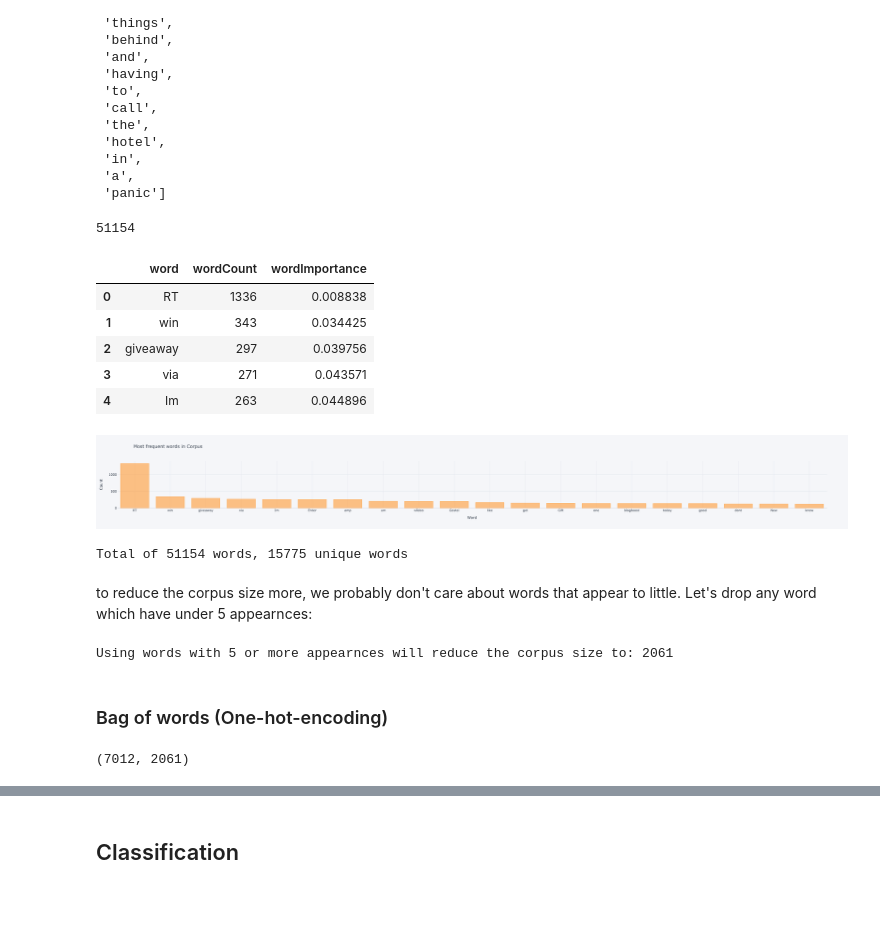
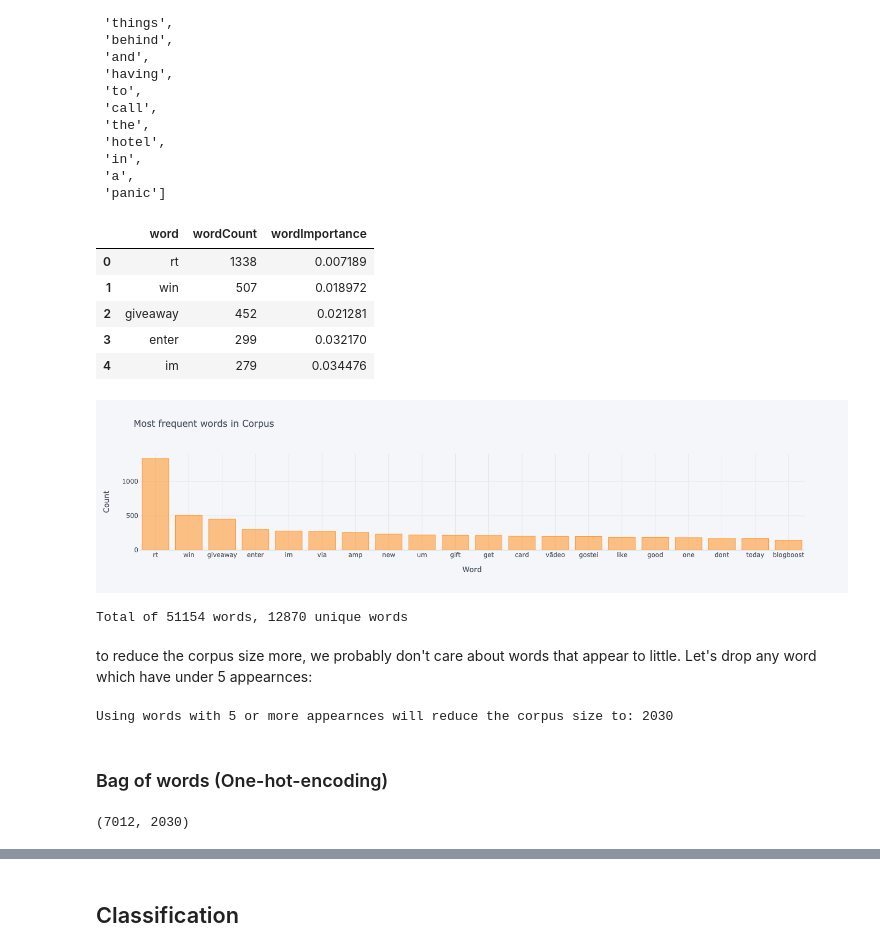
Before and after one commit to edoson/Python_ML-2022, a Jupyter notebook: Classical NLP/Classical NLP.ipynb, the cells around one changed output, grey strips where cells are left out. Cells and saved outputs as stored; diff of their text form; code cells hidden in the pictures; blank space fills up the shorter version.

```diff
--- a/Classical NLP/Classical NLP.ipynb
+++ b/Classical NLP/Classical NLP.ipynb
@@ -344,36 +327,31 @@ nltk.word_tokenize(df.pureTextTweet.iloc[0])
  'in',
  'a',
  'panic']
-# %%
-len(all_words)
-# %% [output]
-51154
 # %%
 all_words = [word for tweet in df.pureTextTweet for word in nltk.word_tokenize(tweet) if word.lower() not in stopwords] # Words without stop words
-training_curpos = DataFrame(data = all_words, columns = ['word']).word.value_counts()
-training_curpos = training_curpos.reset_index()
-training_curpos.columns = ['word','wordCount']
-training_curpos['wordImportance'] = len(training_curpos) / training_curpos.wordCount / training_curpos.wordCount.max()
-training_curpos.head()
+words_df = DataFrame(data = all_words, columns = ['word']).word.value_counts().reset_index()
+words_df.columns = ['word','wordCount']
+words_df['wordImportance'] = len(words_df) / words_df.wordCount / words_df.wordCount.max()
+words_df.head()
 # %% [output]
 |  | word | wordCount | wordImportance |
-| 0 | RT | 1336 | 0.008838 |
-| 1 | win | 343 | 0.034425 |
-| 2 | giveaway | 297 | 0.039756 |
-| 3 | via | 271 | 0.043571 |
-| 4 | Im | 263 | 0.044896 |
+| 0 | rt | 1338 | 0.007189 |
+| 1 | win | 507 | 0.018972 |
+| 2 | giveaway | 452 | 0.021281 |
+| 3 | enter | 299 | 0.032170 |
+| 4 | im | 279 | 0.034476 |
 # %%
-training_curpos.set_index('word').wordCount.head(20).iplot(kind = 'bar', title = 'Most frequent words in Corpus', yTitle = 'Count', xTitle = 'Word')
+words_df.set_index('word').wordCount.head(20).iplot(kind = 'bar', title = 'Most frequent words in Corpus', yTitle = 'Count', xTitle = 'Word')
 # %% [output]
-[figure, old version]
+[figure, new version]
 # %%
-print("Total of {} words, {} unique words".format(len(all_words), len(training_curpos)))
+print("Total of {} words, {} unique words".format(len(all_words), len(words_df)))
 # %% [output]
-Total of 51154 words, 15775 unique words
+Total of 51154 words, 12870 unique words
 # %% [markdown]
 to reduce the corpus size more, we probably don't care about words that appear to little. Let's drop any word which have under 5 appearnces:
 # %%
-print ("Using words with 5 or more appearnces will reduce the corpus size to: {}".format(sum(training_curpos.wordCount >= 5)))
+print ("Using words with 5 or more appearnces will reduce the corpus size to: {}".format(sum(words_df.wordCount >= 5)))
 # %% [output]
-Using words with 5 or more appearnces will reduce the corpus size to: 2061
+Using words with 5 or more appearnces will reduce the corpus size to: 2030
 # %%
@@ -385,12 +362,12 @@ training_curpos.to_csv('training_curpos.csv')
 from sklearn.feature_extraction.text import CountVectorizer
 from sklearn.feature_extraction.text import TfidfVectorizer
 # %%
-corpus_set = set(training_curpos.word)
-count_vect = CountVectorizer(vocabulary = corpus_set, tokenizer=nltk.word_tokenize)
-bow_counts = count_vect.fit_transform(df.pureTextTweet)
-bow_counts.shape
+clean_vocab = set(words_df.word)
+count_vect = CountVectorizer(vocabulary = clean_vocab, tokenizer=nltk.word_tokenize)
+clean_bow_counts = count_vect.fit_transform(df.pureTextTweet)
+clean_bow_counts.shape
 # %% [output]
-(7012, 2061)
+(7012, 2030)
 # %%
 df.iloc[1].pureTextTweet
 # %% [output]
```
Also changed, not shown: parts of 73 cells of this notebook, 1 other file.
